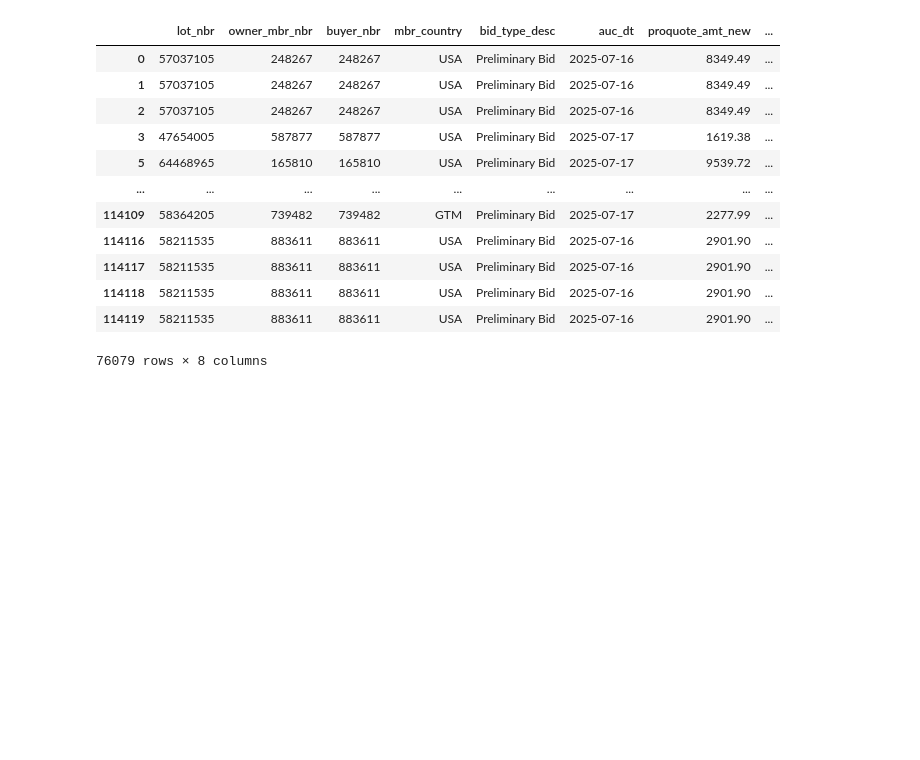
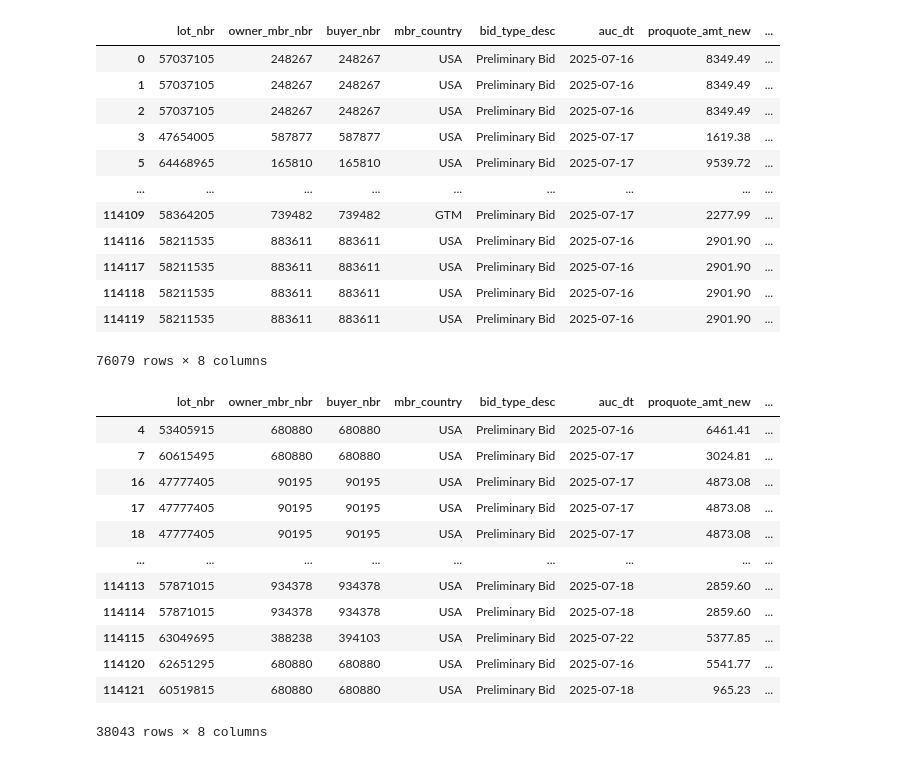
Before and after one commit to srijan-deo/Churn-Premier-Members, a Jupyter notebook: churn-analysis-t6-1year-april.ipynb, the cells around one changed output. Saved outputs shown, nothing was run; the diff lists cells and outputs as text; code cells hidden in the pictures; blank space fills up the shorter version.

```diff
--- a/churn-analysis-t6-1year-april.ipynb
+++ b/churn-analysis-t6-1year-april.ipynb
@@ -567,3 +567,19 @@ data1[data1['owner_mbr_nbr'].isin(df_mbr_lst)]
 | 114118 | 58211535 | 883611 | 883611 | USA | Preliminary Bid | 2025-07-16 | 2901.90 | ... |
 | 114119 | 58211535 | 883611 | 883611 | USA | Preliminary Bid | 2025-07-16 | 2901.90 | ... |
 76079 rows × 8 columns
+# %%
+data1[~data1['owner_mbr_nbr'].isin(df_mbr_lst)]
+# %% [output]
+|  | lot_nbr | owner_mbr_nbr | buyer_nbr | mbr_country | bid_type_desc | auc_dt | proquote_amt_new | ... |
+| 4 | 53405915 | 680880 | 680880 | USA | Preliminary Bid | 2025-07-16 | 6461.41 | ... |
+| 7 | 60615495 | 680880 | 680880 | USA | Preliminary Bid | 2025-07-17 | 3024.81 | ... |
+| 16 | 47777405 | 90195 | 90195 | USA | Preliminary Bid | 2025-07-17 | 4873.08 | ... |
+| 17 | 47777405 | 90195 | 90195 | USA | Preliminary Bid | 2025-07-17 | 4873.08 | ... |
+| 18 | 47777405 | 90195 | 90195 | USA | Preliminary Bid | 2025-07-17 | 4873.08 | ... |
+| ... | ... | ... | ... | ... | ... | ... | ... | ... |
+| 114113 | 57871015 | 934378 | 934378 | USA | Preliminary Bid | 2025-07-18 | 2859.60 | ... |
+| 114114 | 57871015 | 934378 | 934378 | USA | Preliminary Bid | 2025-07-18 | 2859.60 | ... |
+| 114115 | 63049695 | 388238 | 394103 | USA | Preliminary Bid | 2025-07-22 | 5377.85 | ... |
+| 114120 | 62651295 | 680880 | 680880 | USA | Preliminary Bid | 2025-07-16 | 5541.77 | ... |
+| 114121 | 60519815 | 680880 | 680880 | USA | Preliminary Bid | 2025-07-18 | 965.23 | ... |
+38043 rows × 8 columns
```
